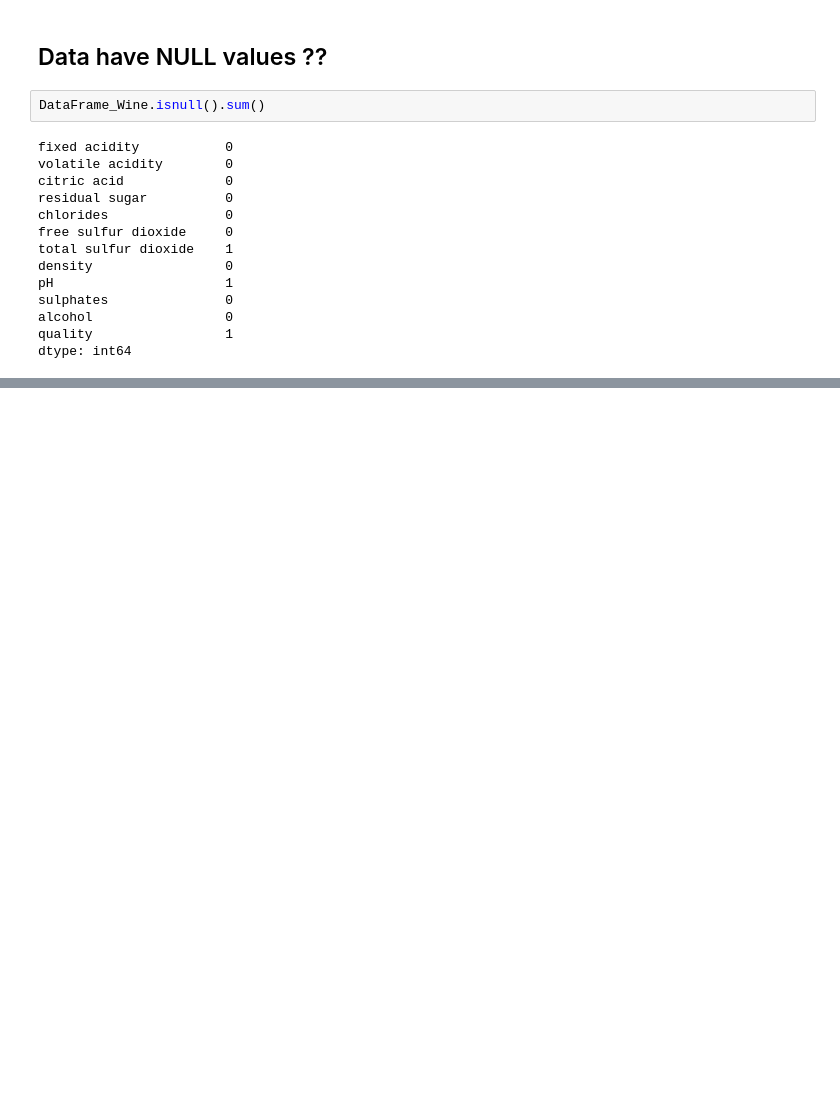
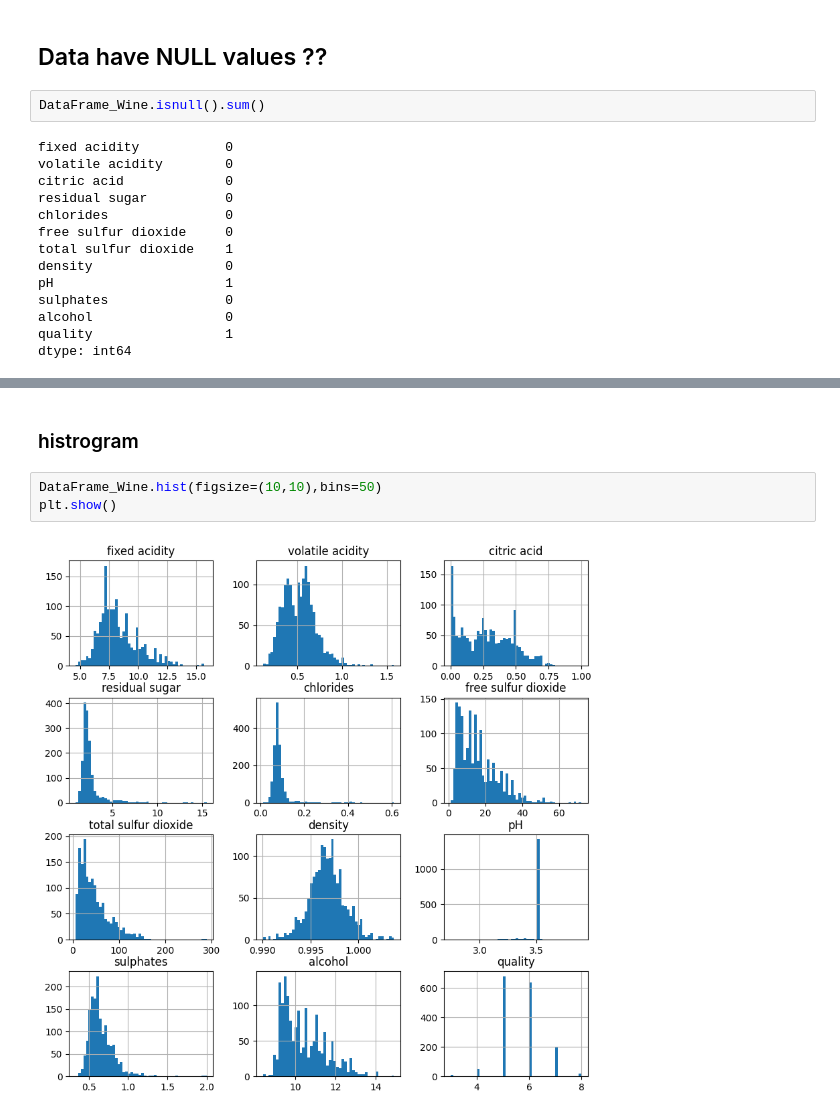
Before and after one commit to iAmTheBest4222/wine_quality_predicton, a Jupyter notebook: wine_quality_pridiction.ipynb, the cells around one changed output, grey strips where cells are left out. Saved outputs shown, nothing was run; the diff lists cells and outputs as text; blank space fills up the shorter version.

```diff
--- a/wine_quality_pridiction.ipynb
+++ b/wine_quality_pridiction.ipynb
@@ -56,0 +137,7 @@ dtype: int64
+# %% [markdown]
+### histrogram
+# %%
+DataFrame_Wine.hist(figsize=(10,10),bins=50)
+plt.show()
+# %% [output]
+[figure, added]
```
Also changed, not shown: parts of 23 cells of this notebook.
